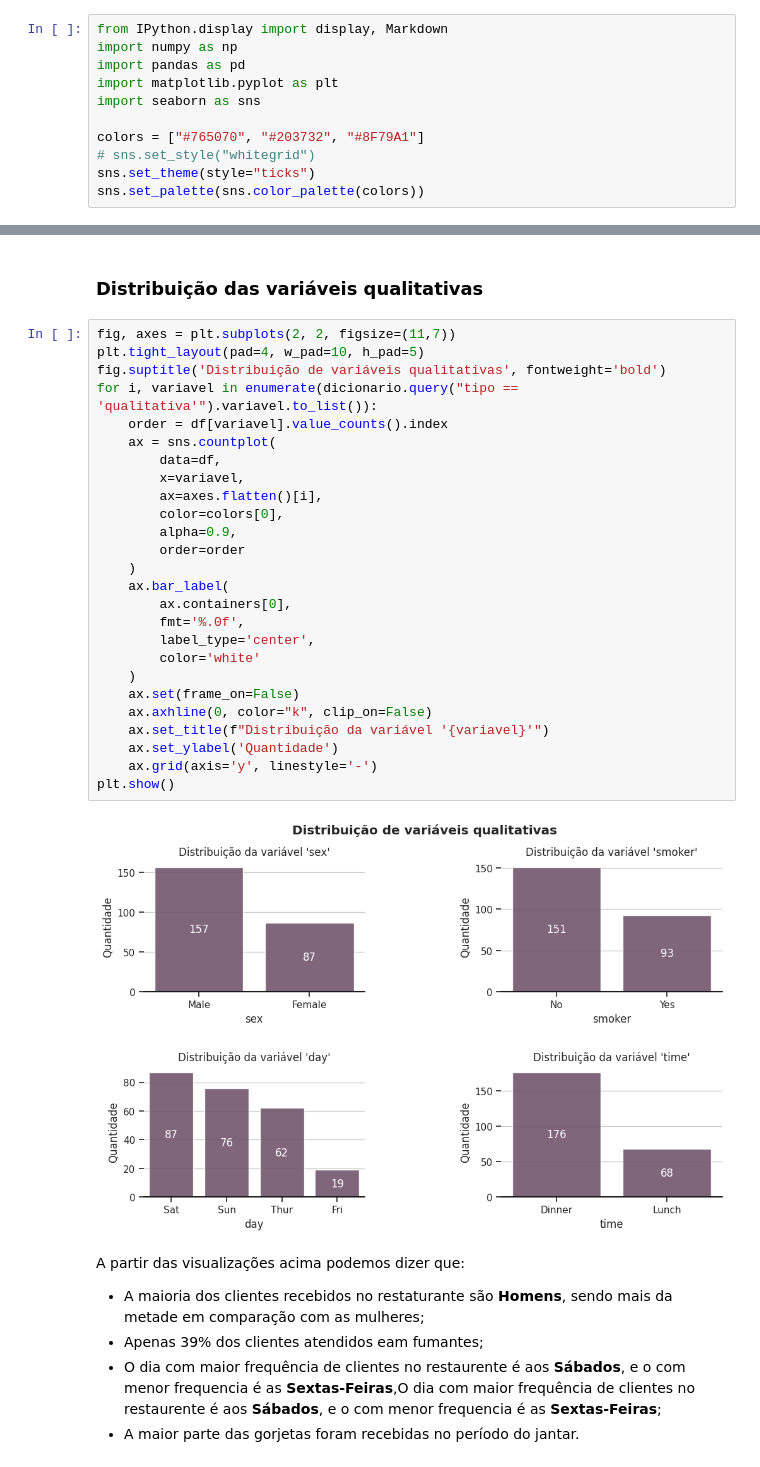
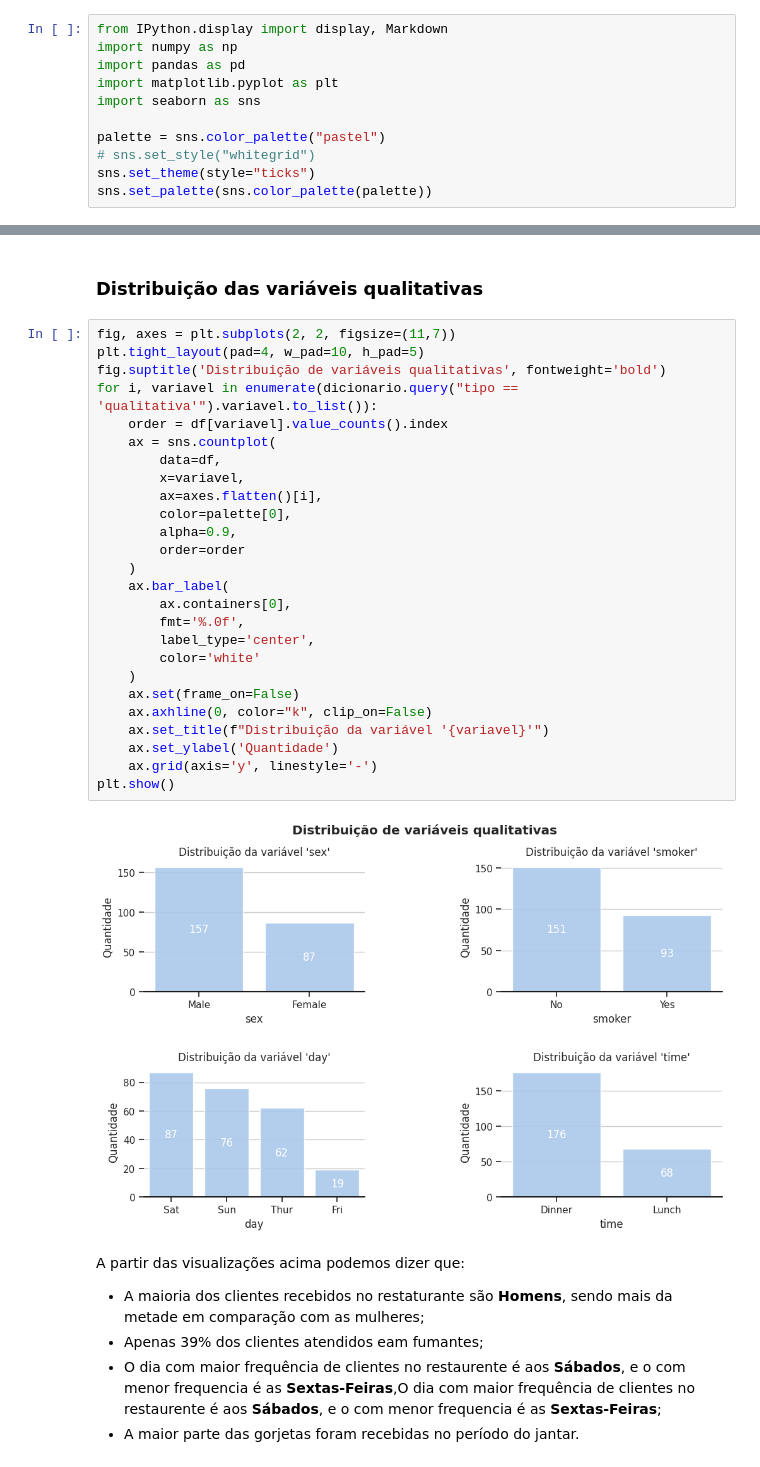
Before and after one commit to nicolesouzab/avanti-bootcamp-cdd, a Jupyter notebook: notebooks/01-exploratory_data_analysis.ipynb, the cells around one changed output, grey strips where cells are left out. Saved outputs shown, nothing was run; the diff lists cells and outputs as text.

```diff
--- a/notebooks/01-exploratory_data_analysis.ipynb
+++ b/notebooks/01-exploratory_data_analysis.ipynb
@@ -7,10 +7,10 @@ import pandas as pd
 import matplotlib.pyplot as plt
 import seaborn as sns
 
-colors = ["#765070", "#203732", "#8F79A1"]
+palette = sns.color_palette("pastel")
 # sns.set_style("whitegrid")
 sns.set_theme(style="ticks")
-sns.set_palette(sns.color_palette(colors))
+sns.set_palette(sns.color_palette(palette))
 # %% [markdown]
 ## 1. Leitura do conjunto de dados
 # %%
@@ -101,31 +101,31 @@ df.describe(include='all')
 # %%
 fig, axes = plt.subplots(2, 2, figsize=(11,7))
 plt.tight_layout(pad=4, w_pad=10, h_pad=5)
 fig.suptitle('Distribuição de variáveis qualitativas', fontweight='bold')
 for i, variavel in enumerate(dicionario.query("tipo == 'qualitativa'").variavel.to_list()):
     order = df[variavel].value_counts().index
     ax = sns.countplot(
         data=df,
         x=variavel,
         ax=axes.flatten()[i],
-        color=colors[0],
+        color=palette[0],
         alpha=0.9,
         order=order
     )
     ax.bar_label(
         ax.containers[0],
         fmt='%.0f',
         label_type='center',
         color='white'
     )
     ax.set(frame_on=False)
     ax.axhline(0, color="k", clip_on=False)
     ax.set_title(f"Distribuição da variável '{variavel}'")
     ax.set_ylabel('Quantidade')
     ax.grid(axis='y', linestyle='-')
 plt.show()
 # %% [output]
-[figure, old version]
+[figure, new version]
 # %% [markdown]
 A partir das visualizações acima podemos dizer que:
 
```
Also changed, not shown: parts of 4 cells of this notebook, 1 other file.
